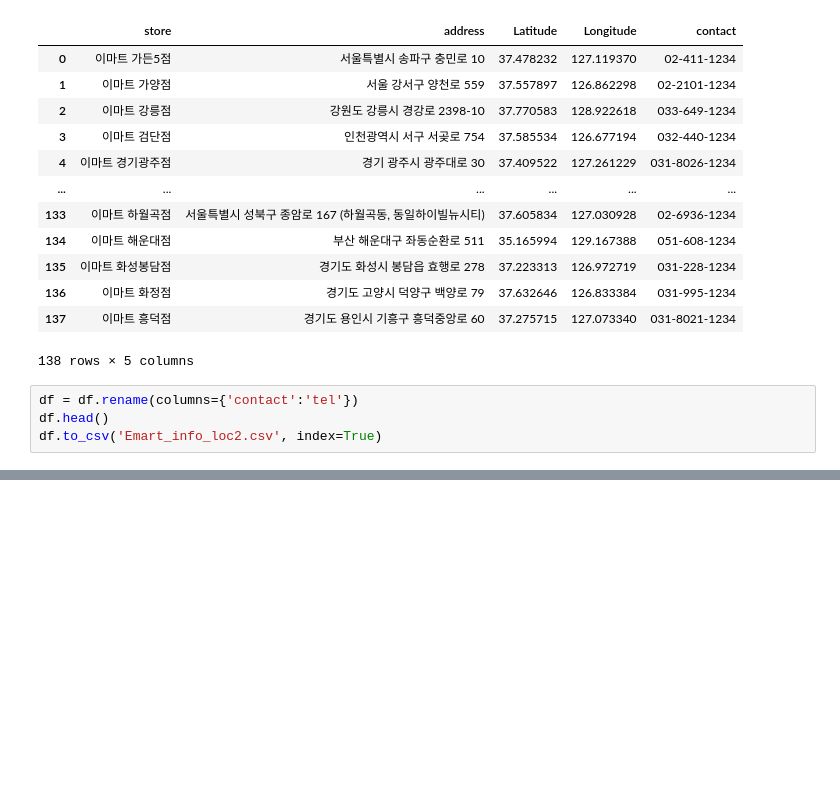
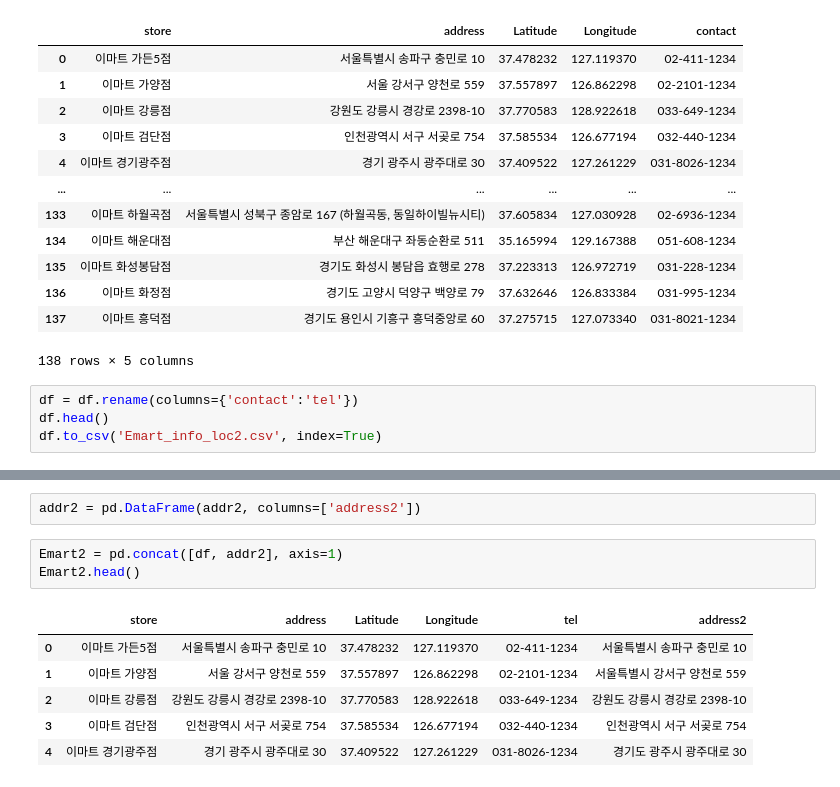
Before and after one commit to sohee0/4Mart, a Jupyter notebook: Emart/Emart_revise.ipynb, the cells around one changed output, grey strips where cells are left out. Drawn from its saved outputs; the diff is of its cells as text; blank space fills up the shorter version.

```diff
--- a/Emart/Emart_revise.ipynb
+++ b/Emart/Emart_revise.ipynb
@@ -46,0 +117,12 @@ df.to_csv('Emart_info_loc2.csv', index=True)
+# %%
+addr2 = pd.DataFrame(addr2, columns=['address2'])
+# %%
+Emart2 = pd.concat([df, addr2], axis=1)
+Emart2.head()
+# %% [output]
+|  | store | address | Latitude | Longitude | tel | address2 |
+| 0 | 이마트 가든5점 | 서울특별시 송파구 충민로 10 | 37.478232 | 127.119370 | 02-411-1234 | 서울특별시 송파구 충민로 10 |
+| 1 | 이마트 가양점 | 서울 강서구 양천로 559 | 37.557897 | 126.862298 | 02-2101-1234 | 서울특별시 강서구 양천로 559 |
+| 2 | 이마트 강릉점 | 강원도 강릉시 경강로 2398-10 | 37.770583 | 128.922618 | 033-649-1234 | 강원도 강릉시 경강로 2398-10 |
+| 3 | 이마트 검단점 | 인천광역시 서구 서곶로 754 | 37.585534 | 126.677194 | 032-440-1234 | 인천광역시 서구 서곶로 754 |
+| 4 | 이마트 경기광주점 | 경기 광주시 광주대로 30 | 37.409522 | 127.261229 | 031-8026-1234 | 경기도 광주시 광주대로 30 |
```
Also changed, not shown: parts of 6 cells of this notebook, 1 other file.
